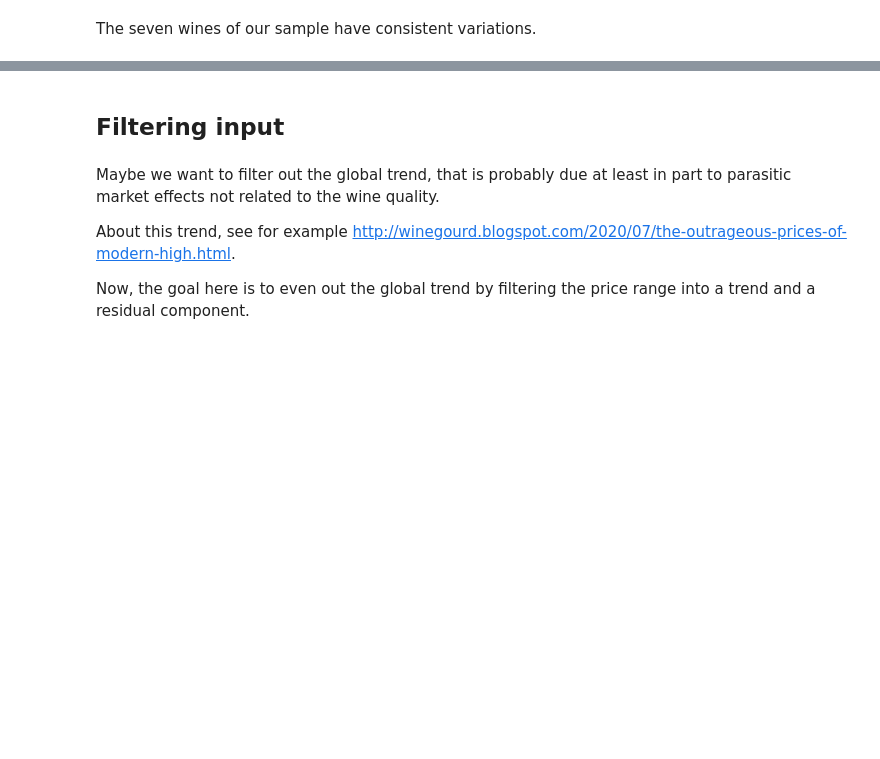
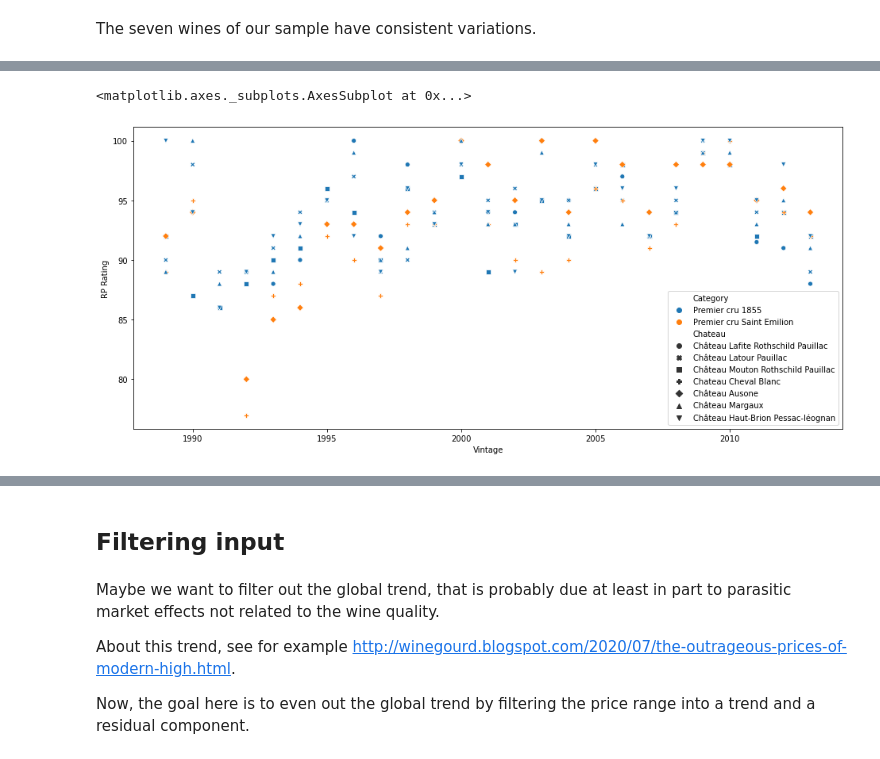
Before and after one commit to RoucherA/GrandCruClassifier, a Jupyter notebook: data_exploration.ipynb, the cells around one changed output, grey strips where cells are left out. Drawn from its saved outputs; the diff is of its cells as text; code cells hidden in the pictures; blank space fills up the shorter version.

```diff
--- a/data_exploration.ipynb
+++ b/data_exploration.ipynb
@@ -144,0 +147,3 @@ plt.show()
+# %%
+ratings = pd.read_excel('data/ratings.xlsx', index=False)
+display(ratings.head())
@@ -144,0 +157,6 @@ plt.show()
+# %%
+plt.figure(figsize=(16,7))
+sns.scatterplot(data=ratings, x='Vintage', y='RP Rating', hue='Category', style='Chateau')
+# %% [output]
+<matplotlib.axes._subplots.AxesSubplot at 0x...>
+[figure, added]
```
Also changed, not shown: parts of 14 cells of this notebook, 2 other files.
